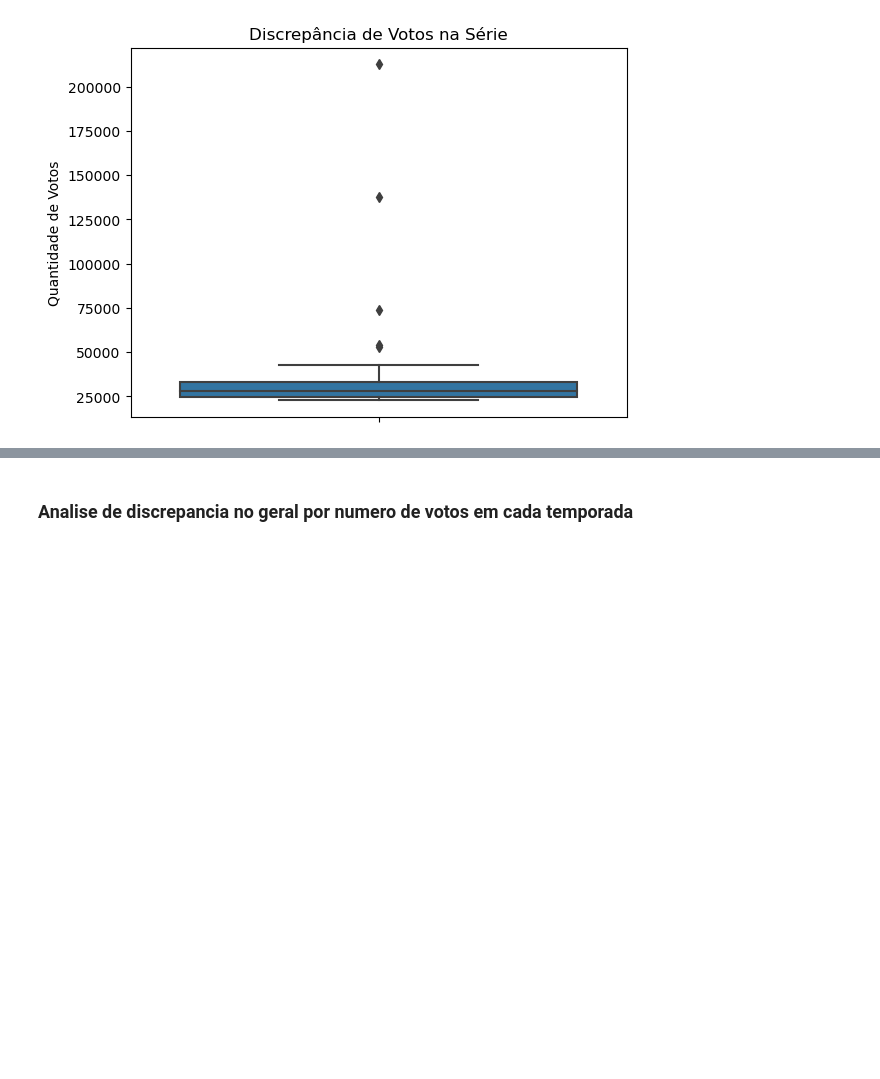
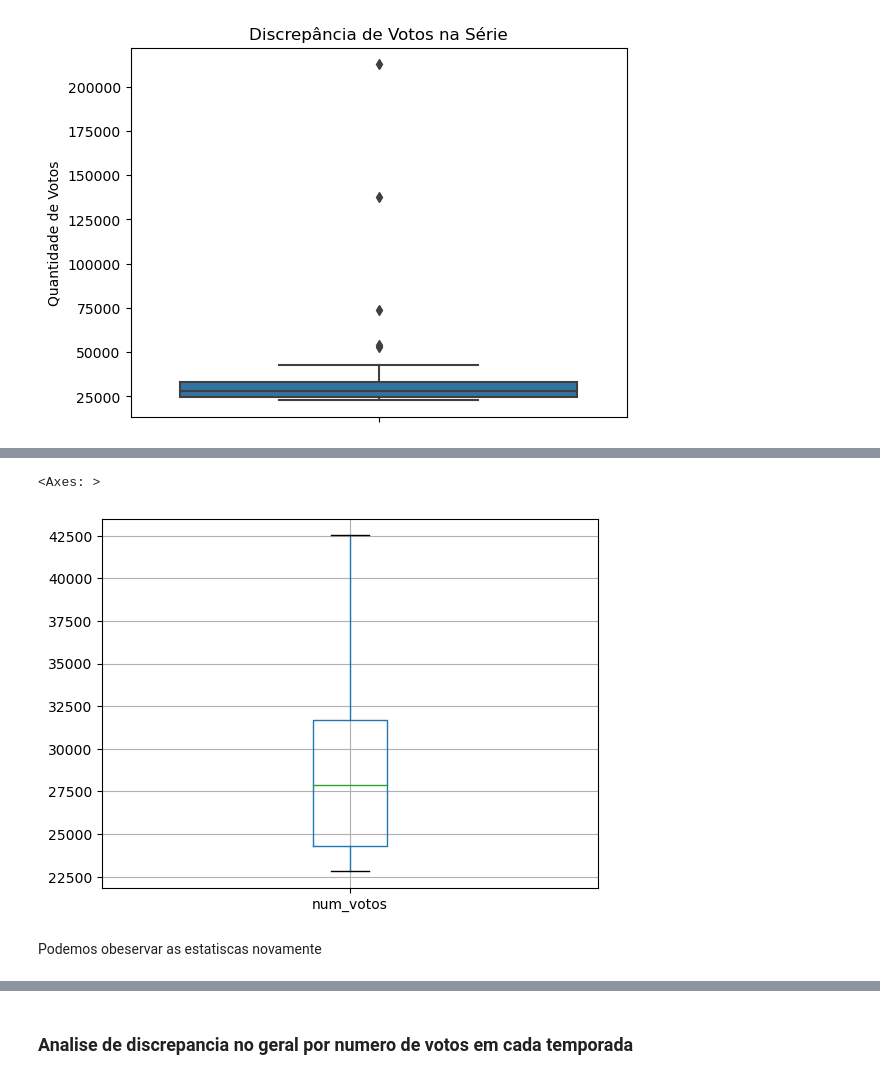
Before and after one commit to mauriciorcs/Relat-rio_de_Analise_de_Series, a Jupyter notebook: relatorio_serie_breaking_bad.ipynb, the cells around one changed output, grey strips where cells are left out. Drawn from its saved outputs; the diff is of its cells as text; code cells hidden in the pictures; blank space fills up the shorter version.

```diff
--- a/relatorio_serie_breaking_bad.ipynb
+++ b/relatorio_serie_breaking_bad.ipynb
@@ -142,0 +158,7 @@ plt.show()
+# %%
+episodios[episodios.num_votos < 50000].boxplot(column=['num_votos'])
+# %% [output]
+<Axes: >
+[figure, added]
+# %% [markdown]
+Podemos obeservar as estatiscas novamente
```
Also changed, not shown: parts of 12 cells of this notebook.
